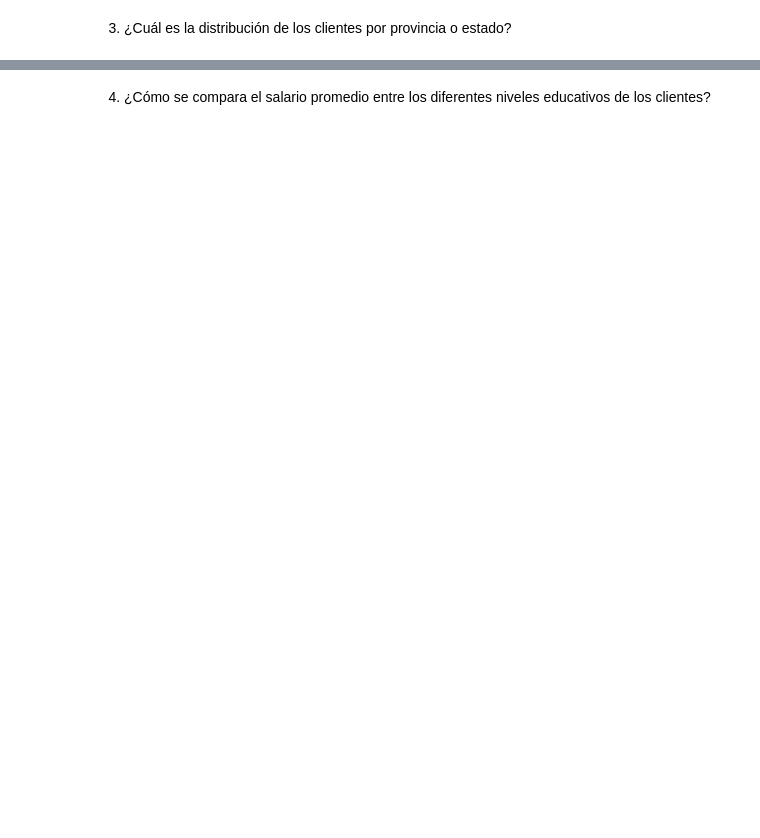
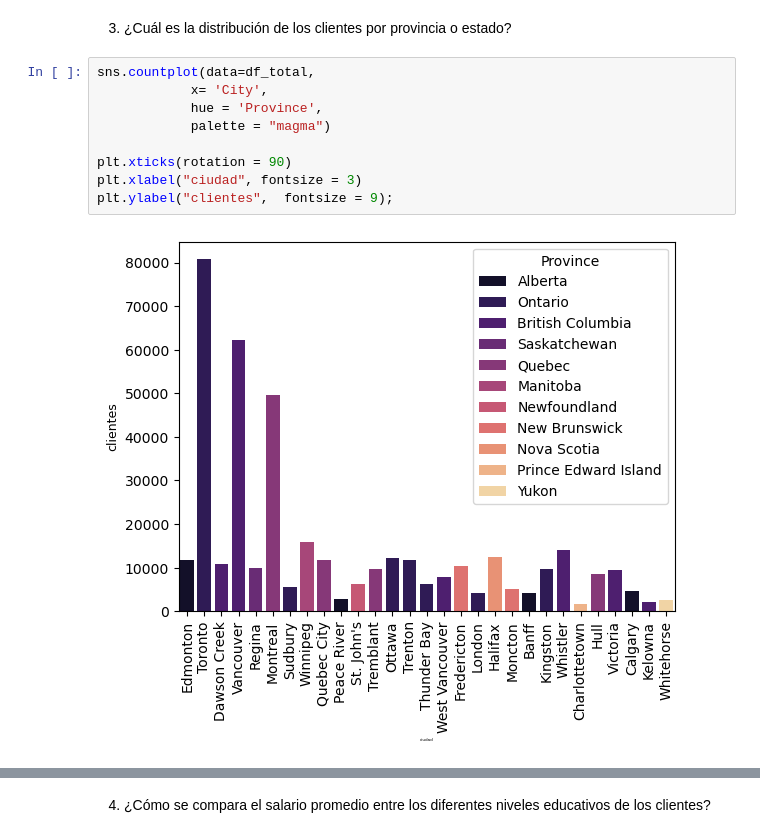
Before and after one commit to Adalab/bda-modulo-3-evaluacion-final-NIEVESPA, a Jupyter notebook: bda-modulo-3-evaluacion-final-NIEVESPA.ipynb, the cells around one changed output, grey strips where cells are left out. Saved outputs shown, nothing was run; the diff lists cells and outputs as text; blank space fills up the shorter version.

```diff
--- a/bda-modulo-3-evaluacion-final-NIEVESPA.ipynb
+++ b/bda-modulo-3-evaluacion-final-NIEVESPA.ipynb
@@ -608,2 +641,13 @@ la mediana en ambos casos la tendríamos en 2 reservas en ambos años, y la medi
 # %% [markdown]
 3. ¿Cuál es la distribución de los clientes por provincia o estado?
+# %%
+sns.countplot(data=df_total,
+            x= 'City',
+            hue = 'Province',
+            palette = "magma")
+
+plt.xticks(rotation = 90)
+plt.xlabel("ciudad", fontsize = 3)
+plt.ylabel("clientes",  fontsize = 9);
+# %% [output]
+[figure, added]
```
Also changed, not shown: parts of 18 cells of this notebook, 8 other files.
